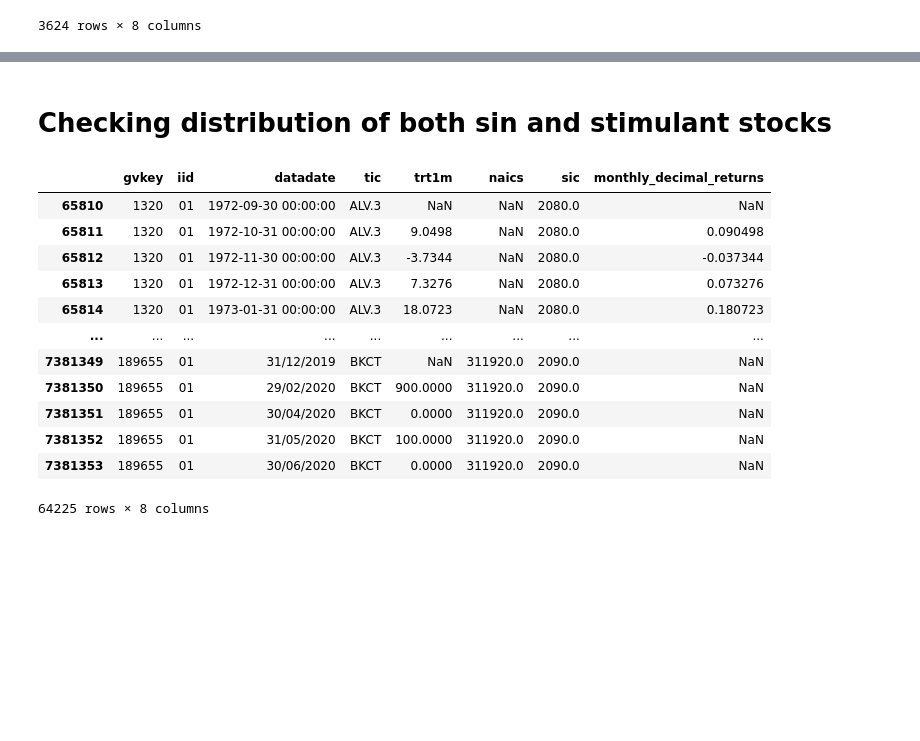
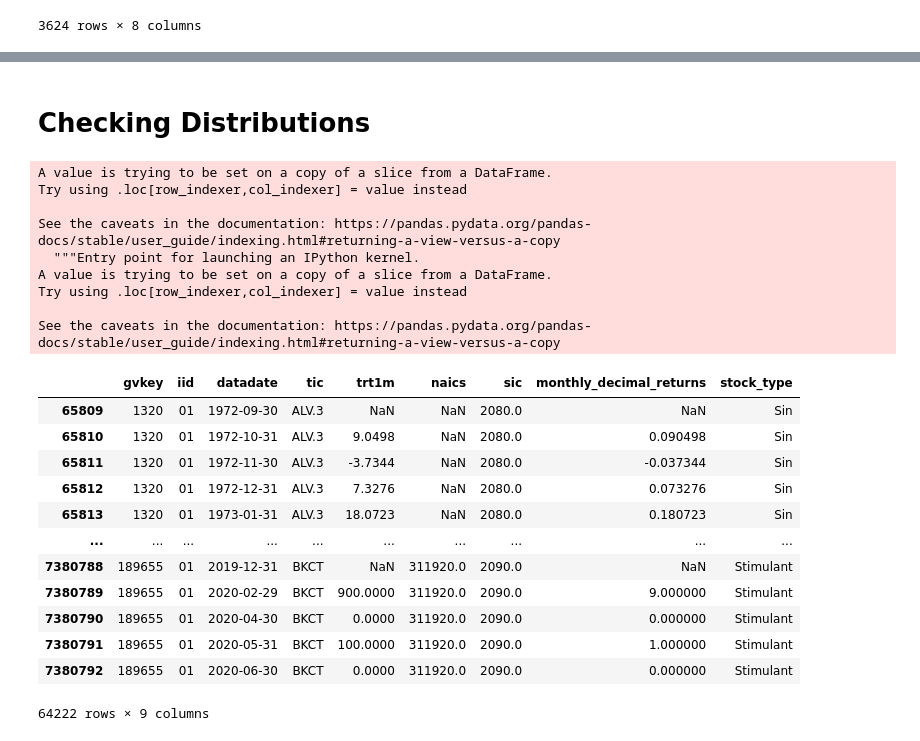
Before and after one commit to statistactics/sin-stocks, a Jupyter notebook: STOCK_FILTERING.ipynb, the cells around one changed output, grey strips where cells are left out. Drawn from its saved outputs; the diff is of its cells as text; code cells hidden in the pictures; blank space fills up the shorter version.

```diff
--- a/STOCK_FILTERING.ipynb
+++ b/STOCK_FILTERING.ipynb
@@ -127,3 +127,0 @@ See the caveats in the documentation: https://pandas.pydata.org/pandas-docs/stab
-# %%
-sin_stocks = sin_stocks[sin_stocks["monthly_decimal_returns"]< 0.350]
-sin_stocks.shape
@@ -211,6 +227,6 @@ See the caveats in the documentation: https://pandas.pydata.org/pandas-docs/stab
 | 7380792 | 189655 | 01 | 2020-06-30 | BKCT | 0.0 | 311920.0 | 2090.0 | 0.0 |
 3624 rows × 8 columns
 # %%
-stim_stocks = stim_stocks[stim_stocks["monthly_decimal_returns"]< 0.350]
-stim_stocks.shape
-stim_stocks.to_csv("stim_stocks.csv")
+stim_stocks_below350 = stim_stocks[stim_stocks["monthly_decimal_returns"]< 3.5]
+stim_stocks_below350.shape
+# stim_stocks_below350.to_csv("stim_stocks.csv")
@@ -219,20 +254,31 @@ stim_pivot = stim_stocks.pivot(index = "datadate", columns = "tic", values = "mo
 stim_pivot.to_csv("stim_pivot.csv")
-# %% [markdown]
-# Checking distribution of both sin and stimulant stocks
+# %% [markdown]
+# Checking Distributions
 # %%
-sin_stim_stocks = pd.concat([sin_stocks,stim_stocks], axis = 0)
-sin_stim_stocks
+sin_stocks["stock_type"] = "Sin"
+stim_stocks["stock_type"] = "Stimulant"
+sin_stim_unfiltered= pd.concat([sin_stocks,stim_stocks], axis = 0)
+sin_stim_unfiltered
 # %% [output]
+A value is trying to be set on a copy of a slice from a DataFrame.
+Try using .loc[row_indexer,col_indexer] = value instead
+
+See the caveats in the documentation: https://pandas.pydata.org/pandas-docs/stable/user_guide/indexing.html#returning-a-view-versus-a-copy
+  """Entry point for launching an IPython kernel.
+A value is trying to be set on a copy of a slice from a DataFrame.
+Try using .loc[row_indexer,col_indexer] = value instead
+
+See the caveats in the documentation: https://pandas.pydata.org/pandas-docs/stable/user_guide/indexing.html#returning-a-view-versus-a-copy
-|  | gvkey | iid | datadate | tic | trt1m | naics | sic | monthly_decimal_returns |
-| 65810 | 1320 | 01 | 1972-09-30 00:00:00 | ALV.3 | NaN | NaN | 2080.0 | NaN |
-| 65811 | 1320 | 01 | 1972-10-31 00:00:00 | ALV.3 | 9.0498 | NaN | 2080.0 | 0.090498 |
-| 65812 | 1320 | 01 | 1972-11-30 00:00:00 | ALV.3 | -3.7344 | NaN | 2080.0 | -0.037344 |
-| 65813 | 1320 | 01 | 1972-12-31 00:00:00 | ALV.3 | 7.3276 | NaN | 2080.0 | 0.073276 |
-| 65814 | 1320 | 01 | 1973-01-31 00:00:00 | ALV.3 | 18.0723 | NaN | 2080.0 | 0.180723 |
-| ... | ... | ... | ... | ... | ... | ... | ... | ... |
-| 7381349 | 189655 | 01 | 31/12/2019 | BKCT | NaN | 311920.0 | 2090.0 | NaN |
-| 7381350 | 189655 | 01 | 29/02/2020 | BKCT | 900.0000 | 311920.0 | 2090.0 | NaN |
-| 7381351 | 189655 | 01 | 30/04/2020 | BKCT | 0.0000 | 311920.0 | 2090.0 | NaN |
-| 7381352 | 189655 | 01 | 31/05/2020 | BKCT | 100.0000 | 311920.0 | 2090.0 | NaN |
-| 7381353 | 189655 | 01 | 30/06/2020 | BKCT | 0.0000 | 311920.0 | 2090.0 | NaN |
+|  | gvkey | iid | datadate | tic | trt1m | naics | sic | monthly_decimal_returns | stock_type |
+| 65809 | 1320 | 01 | 1972-09-30 | ALV.3 | NaN | NaN | 2080.0 | NaN | Sin |
+| 65810 | 1320 | 01 | 1972-10-31 | ALV.3 | 9.0498 | NaN | 2080.0 | 0.090498 | Sin |
+| 65811 | 1320 | 01 | 1972-11-30 | ALV.3 | -3.7344 | NaN | 2080.0 | -0.037344 | Sin |
+| 65812 | 1320 | 01 | 1972-12-31 | ALV.3 | 7.3276 | NaN | 2080.0 | 0.073276 | Sin |
+| 65813 | 1320 | 01 | 1973-01-31 | ALV.3 | 18.0723 | NaN | 2080.0 | 0.180723 | Sin |
+| ... | ... | ... | ... | ... | ... | ... | ... | ... | ... |
+| 7380788 | 189655 | 01 | 2019-12-31 | BKCT | NaN | 311920.0 | 2090.0 | NaN | Stimulant |
+| 7380789 | 189655 | 01 | 2020-02-29 | BKCT | 900.0000 | 311920.0 | 2090.0 | 9.000000 | Stimulant |
+| 7380790 | 189655 | 01 | 2020-04-30 | BKCT | 0.0000 | 311920.0 | 2090.0 | 0.000000 | Stimulant |
+| 7380791 | 189655 | 01 | 2020-05-31 | BKCT | 100.0000 | 311920.0 | 2090.0 | 1.000000 | Stimulant |
+| 7380792 | 189655 | 01 | 2020-06-30 | BKCT | 0.0000 | 311920.0 | 2090.0 | 0.000000 | Stimulant |
-64225 rows × 8 columns
+64222 rows × 9 columns
```
Also changed, not shown: parts of 26 cells of this notebook, 3 other files.
